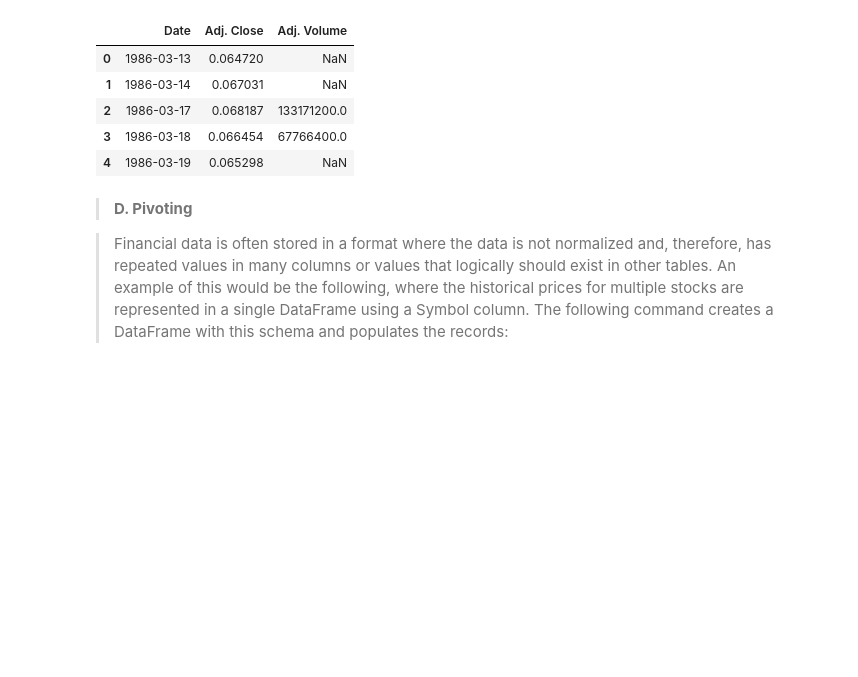
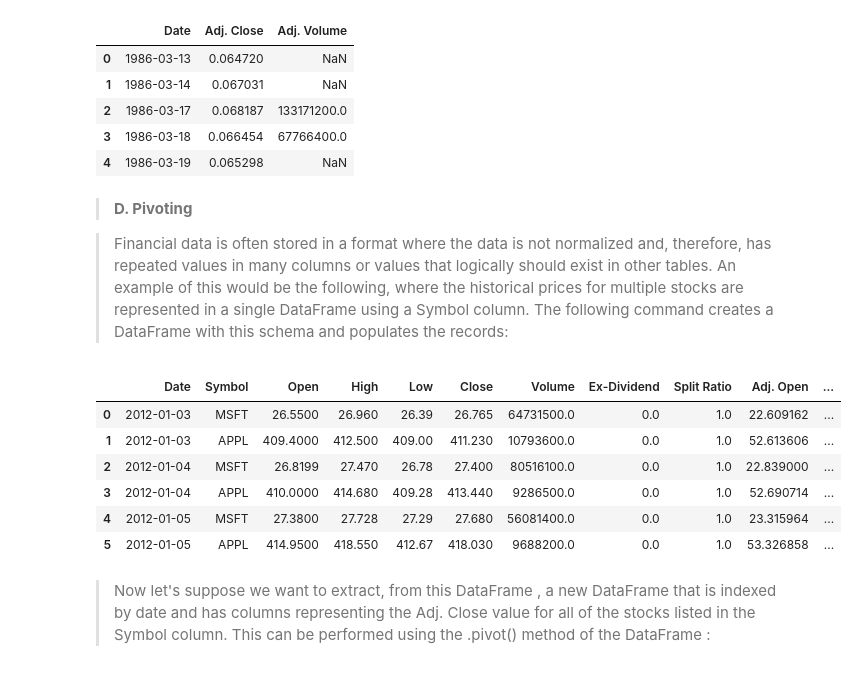
Before and after one commit to gauravsingh1012/Data-Analysis-and-Data-Visualisation, a Jupyter notebook: Mastering_Pandas_For_Finance.ipynb, the cells around one changed output. Saved outputs shown, nothing was run; the diff lists cells and outputs as text; code cells hidden in the pictures; blank space fills up the shorter version.

```diff
--- a/Mastering_Pandas_For_Finance.ipynb
+++ b/Mastering_Pandas_For_Finance.ipynb
@@ -430,3 +430,26 @@ in other tables. An example of this would be the following, where the historical
 prices for multiple stocks are represented in a single DataFrame using a Symbol
 column. The following command creates a DataFrame with this schema and
 populates the records:
+# %%
+msftJan = msft['2012-01']
+applJan = appl['2012-01']
+msftJan.insert(0, 'Symbol', 'MSFT')
+applJan.insert(0, 'Symbol', 'APPL')
+combined = pd.concat([msftJan, applJan]).sort_index()
+janData = combined.reset_index();
+janData[:6]
+# %% [output]
+|  | Date | Symbol | Open | High | Low | Close | Volume | Ex-Dividend | Split Ratio | Adj. Open | ... |
+| 0 | 2012-01-03 | MSFT | 26.5500 | 26.960 | 26.39 | 26.765 | 64731500.0 | 0.0 | 1.0 | 22.609162 | ... |
+| 1 | 2012-01-03 | APPL | 409.4000 | 412.500 | 409.00 | 411.230 | 10793600.0 | 0.0 | 1.0 | 52.613606 | ... |
+| 2 | 2012-01-04 | MSFT | 26.8199 | 27.470 | 26.78 | 27.400 | 80516100.0 | 0.0 | 1.0 | 22.839000 | ... |
+| 3 | 2012-01-04 | APPL | 410.0000 | 414.680 | 409.28 | 413.440 | 9286500.0 | 0.0 | 1.0 | 52.690714 | ... |
+| 4 | 2012-01-05 | MSFT | 27.3800 | 27.728 | 27.29 | 27.680 | 56081400.0 | 0.0 | 1.0 | 23.315964 | ... |
+| 5 | 2012-01-05 | APPL | 414.9500 | 418.550 | 412.67 | 418.030 | 9688200.0 | 0.0 | 1.0 | 53.326858 | ... |
+# %% [markdown]
+
+
+> Now let's suppose we want to extract, from this DataFrame , a new DataFrame that
+is indexed by date and has columns representing the Adj. Close value for all of the
+stocks listed in the Symbol column. This can be performed using the .pivot()
+method of the DataFrame :
```
Also changed, not shown: parts of 65 cells of this notebook.
